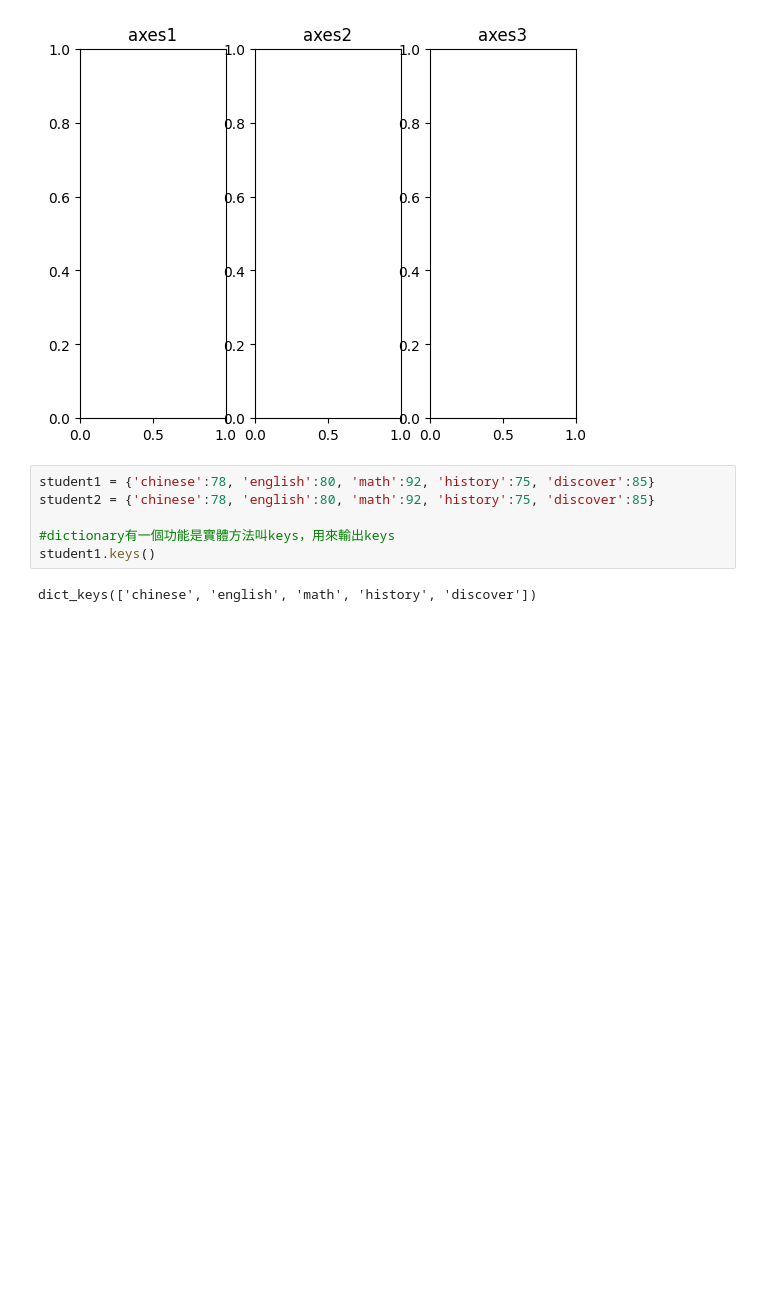
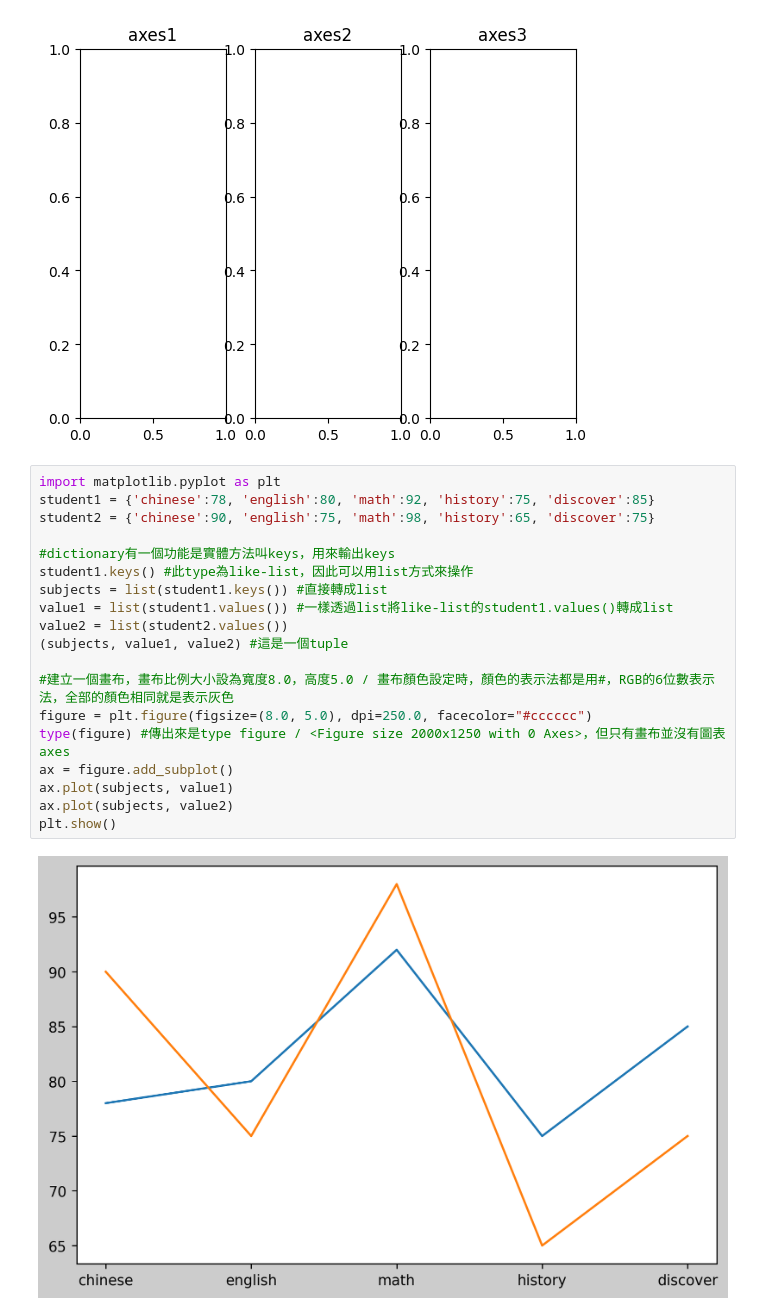
Before and after one commit to bruceyang620727/python-chihlee-class, a Jupyter notebook: lesson11_1.ipynb, the cells around one changed output. Cells and saved outputs as stored; diff of their text form; blank space fills up the shorter version.

```diff
--- a/lesson11_1.ipynb
+++ b/lesson11_1.ipynb
@@ -35,11 +35,24 @@ ax_3.set_title("axes3") #畫布的title
 # %% [output]
 Text(0.5, 1.0, 'axes3')
 [figure]
-# %%
-student1 = {'chinese':78, 'english':80, 'math':92, 'history':75, 'discover':85}
-student2 = {'chinese':78, 'english':80, 'math':92, 'history':75, 'discover':85}
-
-#dictionary有一個功能是實體方法叫keys，用來輸出keys
-student1.keys()
-# %% [output]
-dict_keys(['chinese', 'english', 'math', 'history', 'discover'])
+# %%
+import matplotlib.pyplot as plt
+student1 = {'chinese':78, 'english':80, 'math':92, 'history':75, 'discover':85}
+student2 = {'chinese':90, 'english':75, 'math':98, 'history':65, 'discover':75}
+
+#dictionary有一個功能是實體方法叫keys，用來輸出keys
+student1.keys() #此type為like-list，因此可以用list方式來操作
+subjects = list(student1.keys()) #直接轉成list
+value1 = list(student1.values()) #一樣透過list將like-list的student1.values()轉成list
+value2 = list(student2.values())
+(subjects, value1, value2) #這是一個tuple
+
+#建立一個畫布，畫布比例大小設為寬度8.0，高度5.0 / 畫布顏色設定時，顏色的表示法都是用#，RGB的6位數表示法，全部的顏色相同就是表示灰色
+figure = plt.figure(figsize=(8.0, 5.0), dpi=250.0, facecolor="#cccccc")
+type(figure) #傳出來是type figure / <Figure size 2000x1250 with 0 Axes>，但只有畫布並沒有圖表axes
+ax = figure.add_subplot()
+ax.plot(subjects, value1)
+ax.plot(subjects, value2)
+plt.show()
+# %% [output]
+[figure, added]
```
